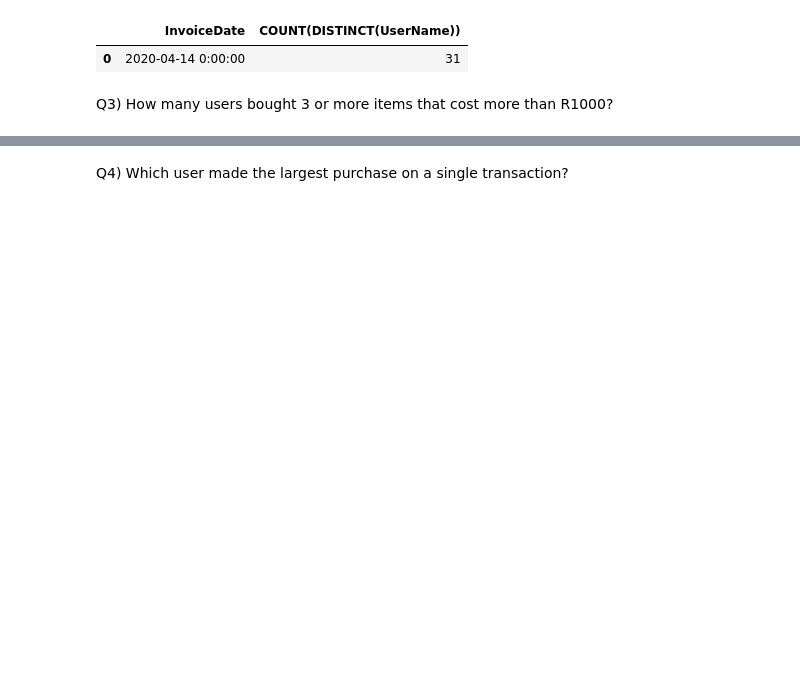
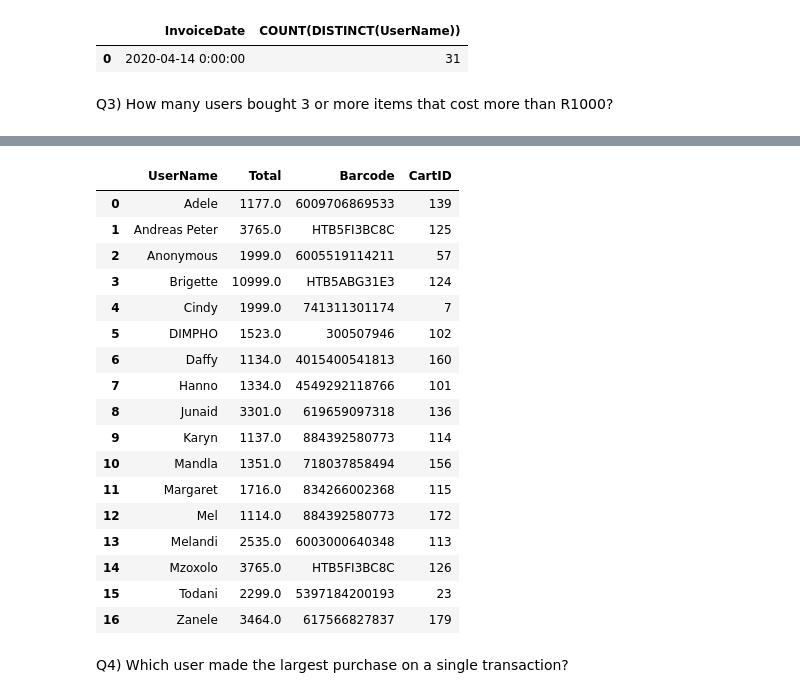
Before and after one commit to JayRolla/3NF_SQL_project, a Jupyter notebook: Christinah.ipynb, the cells around one changed output, grey strips where cells are left out. Saved outputs shown, nothing was run; the diff lists cells and outputs as text; code cells hidden in the pictures; blank space fills up the shorter version.

```diff
--- a/Christinah.ipynb
+++ b/Christinah.ipynb
@@ -954,8 +944,9 @@ ORDER BY UserName;
 # %%
 %%read_sql
--- Write your query here:
+
 SELECT UserName, Total, Barcode, CartID
 FROM Transactions_1NF
 WHERE Total > 1000
 GROUP BY UserName
 ORDER BY UserName;
+# %% [output]
@@ -962,3 +954,21 @@ ORDER BY UserName;
+|  | UserName | Total | Barcode | CartID |
+| 0 | Adele | 1177.0 | 6009706869533 | 139 |
+| 1 | Andreas Peter | 3765.0 | HTB5FI3BC8C | 125 |
+| 2 | Anonymous | 1999.0 | 6005519114211 | 57 |
+| 3 | Brigette | 10999.0 | HTB5ABG31E3 | 124 |
+| 4 | Cindy | 1999.0 | 741311301174 | 7 |
+| 5 | DIMPHO | 1523.0 | 300507946 | 102 |
+| 6 | Daffy | 1134.0 | 4015400541813 | 160 |
+| 7 | Hanno | 1334.0 | 4549292118766 | 101 |
+| 8 | Junaid | 3301.0 | 619659097318 | 136 |
+| 9 | Karyn | 1137.0 | 884392580773 | 114 |
+| 10 | Mandla | 1351.0 | 718037858494 | 156 |
+| 11 | Margaret | 1716.0 | 834266002368 | 115 |
+| 12 | Mel | 1114.0 | 884392580773 | 172 |
+| 13 | Melandi | 2535.0 | 6003000640348 | 113 |
+| 14 | Mzoxolo | 3765.0 | HTB5FI3BC8C | 126 |
+| 15 | Todani | 2299.0 | 5397184200193 | 23 |
+| 16 | Zanele | 3464.0 | 617566827837 | 179 |
 # %% [markdown]
 Q4) Which user made the largest purchase on a single transaction?
 # %%
```
Also changed, not shown: parts of 66 cells of this notebook.
